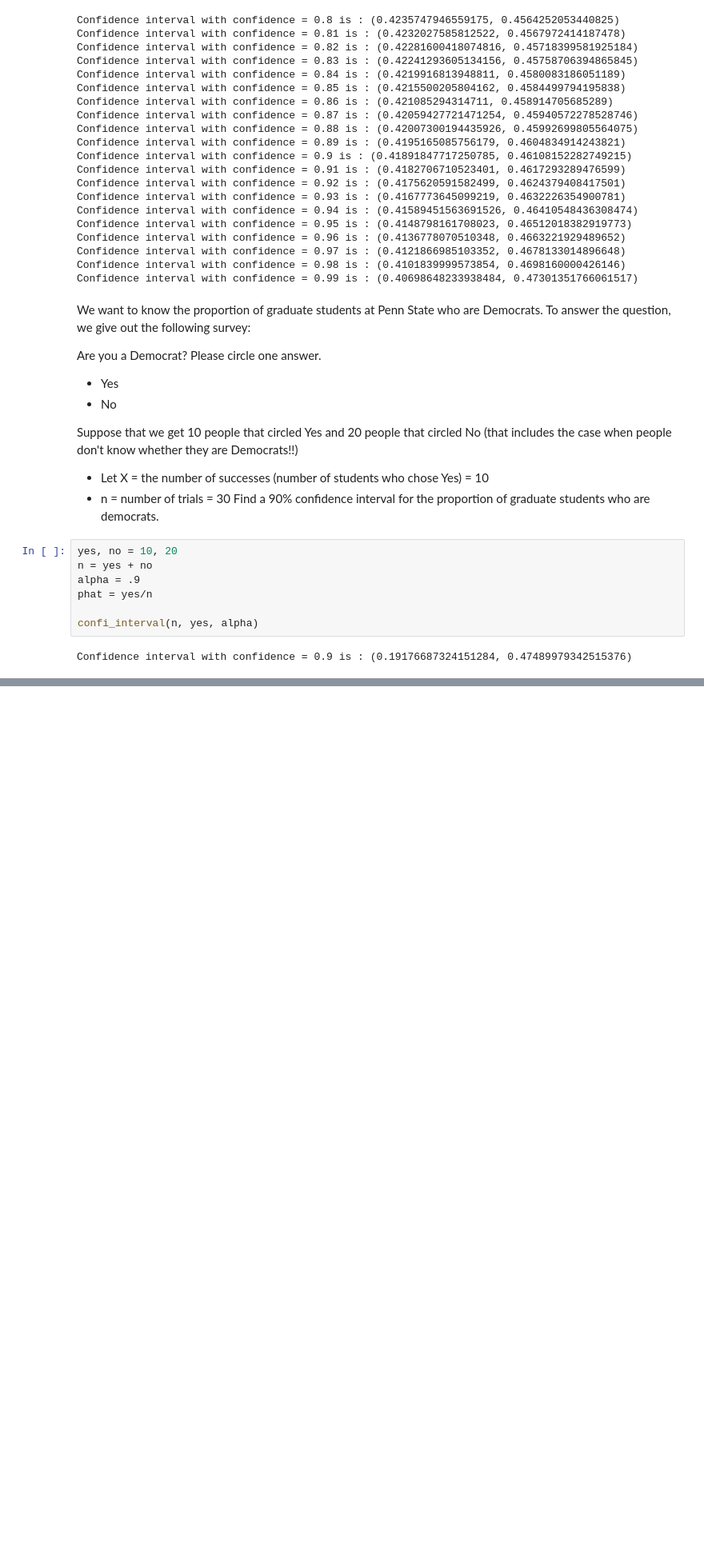
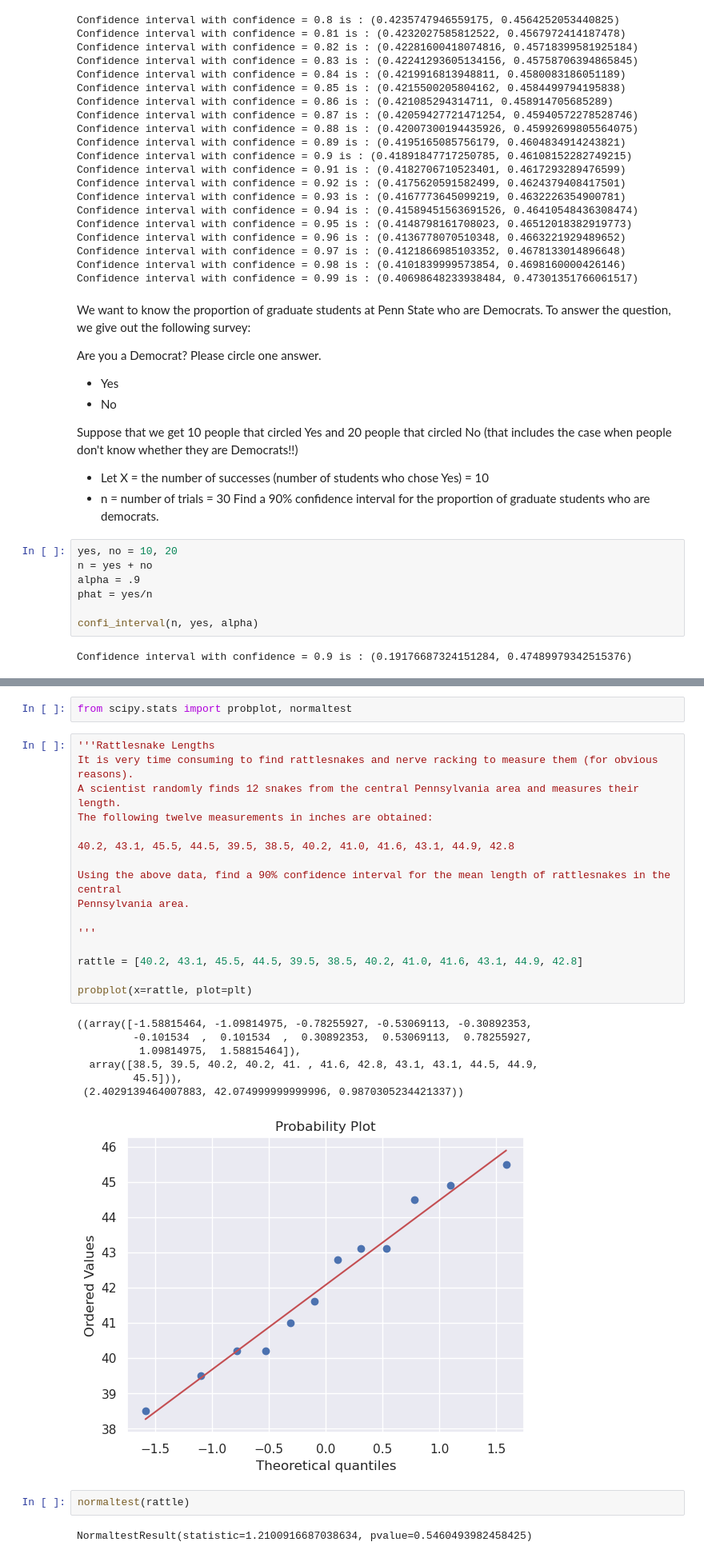
Before and after one commit to bhavinmoriya/Miscellaneous, a Jupyter notebook: stat-500-penn-state-university-2.ipynb, the cells around one changed output, grey strips where cells are left out. Shown at 80% size. Saved outputs shown, nothing was run; the diff lists cells and outputs as text; blank space fills up the shorter version.

Commit message:
Kaggle Notebook | STAT 500 - Penn State University - 2 | Version 4

```diff
--- a/stat-500-penn-state-university-2.ipynb
+++ b/stat-500-penn-state-university-2.ipynb
@@ -495,0 +659,30 @@ We are 90% confident that the population proportion of graduate students at Penn
+# %%
+from scipy.stats import probplot, normaltest
+# %%
+'''Rattlesnake Lengths
+It is very time consuming to find rattlesnakes and nerve racking to measure them (for obvious reasons).
+A scientist randomly finds 12 snakes from the central Pennsylvania area and measures their length.
+The following twelve measurements in inches are obtained:
+
+40.2, 43.1, 45.5, 44.5, 39.5, 38.5, 40.2, 41.0, 41.6, 43.1, 44.9, 42.8
+
+Using the above data, find a 90% confidence interval for the mean length of rattlesnakes in the central
+Pennsylvania area.
+
+'''
+
+rattle = [40.2, 43.1, 45.5, 44.5, 39.5, 38.5, 40.2, 41.0, 41.6, 43.1, 44.9, 42.8]
+
+probplot(x=rattle, plot=plt)
+# %% [output]
+((array([-1.58815464, -1.09814975, -0.78255927, -0.53069113, -0.30892353,
+         -0.101534  ,  0.101534  ,  0.30892353,  0.53069113,  0.78255927,
+          1.09814975,  1.58815464]),
+  array([38.5, 39.5, 40.2, 40.2, 41. , 41.6, 42.8, 43.1, 43.1, 44.5, 44.9,
+         45.5])),
+ (2.4029139464007883, 42.074999999999996, 0.9870305234421337))
+[figure, added]
+# %%
+normaltest(rattle)
+# %% [output]
+NormaltestResult(statistic=1.2100916687038634, pvalue=0.5460493982458425)
```
Also changed, not shown: parts of 30 cells of this notebook.
